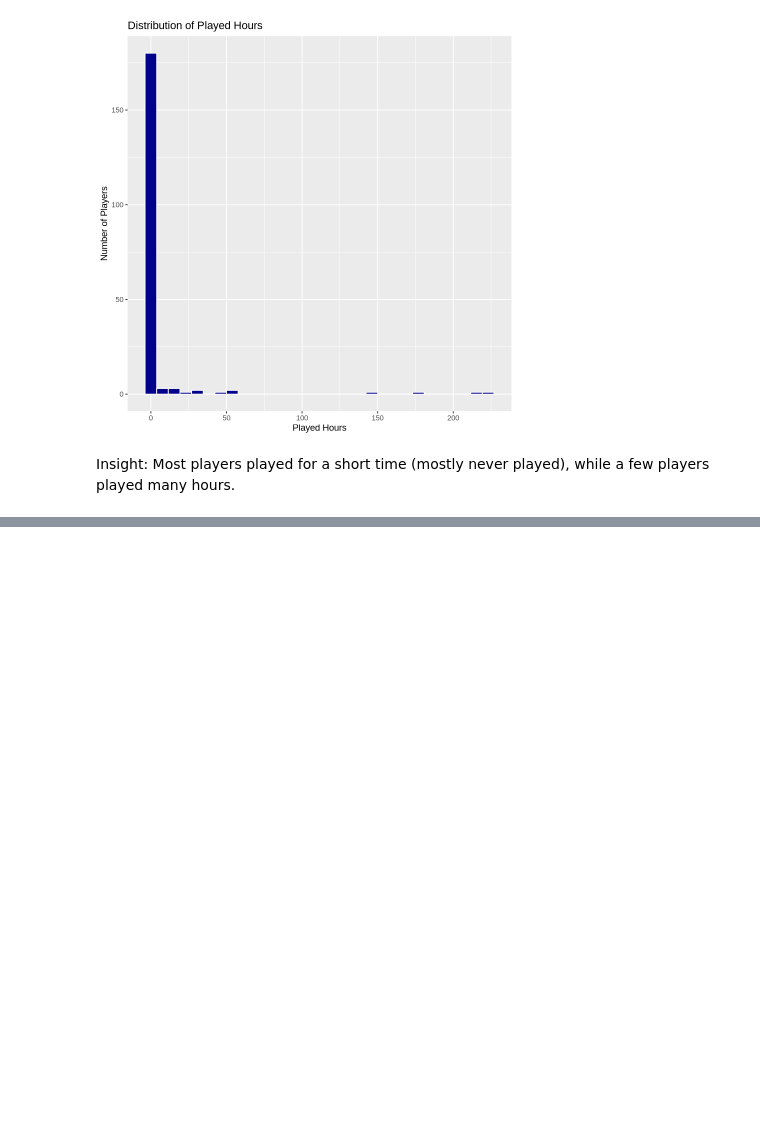
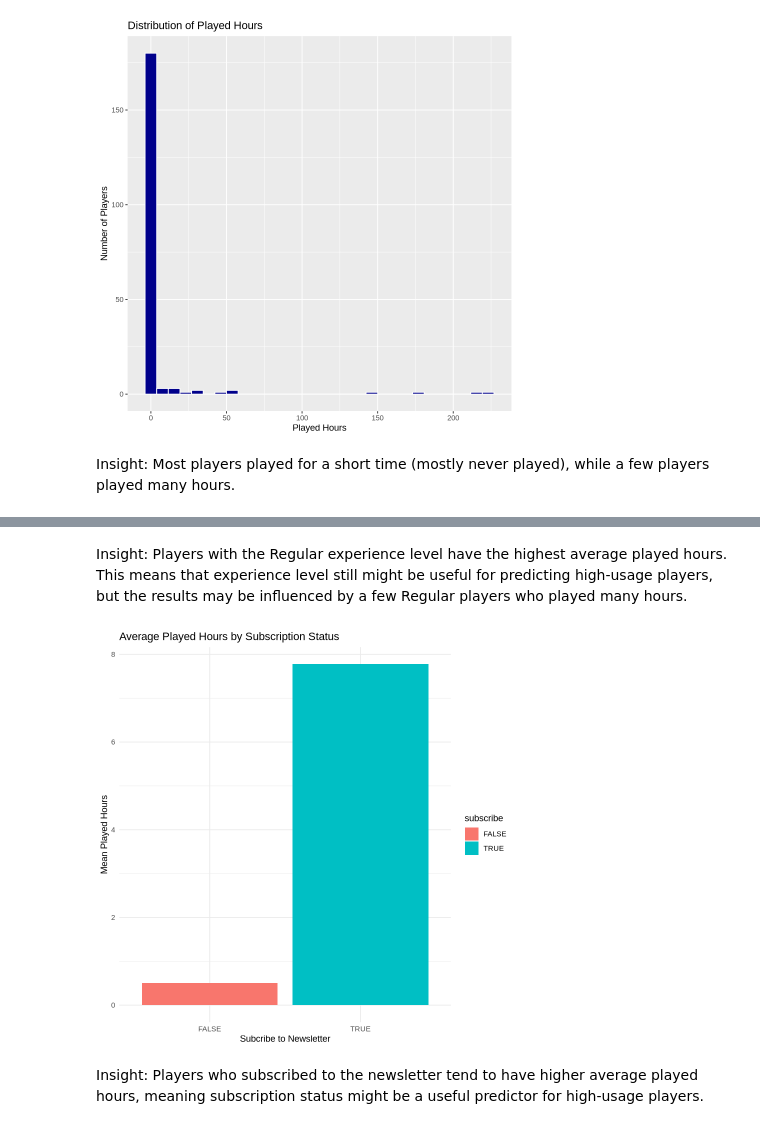
Before and after one commit to kyincrl/dsci100_individual_project, a Jupyter notebook: individualreport.ipynb, the cells around one changed output, grey strips where cells are left out. Drawn from its saved outputs; the diff is of its cells as text; code cells hidden in the pictures; blank space fills up the shorter version.

```diff
--- a/individualreport.ipynb
+++ b/individualreport.ipynb
@@ -220 +243,17 @@ Insight: Most players played for a short time (mostly never played), while a few
+# %% [markdown]
+Insight: Players with the Regular experience level have the highest average played hours. This means that experience level still might be useful for predicting high-usage players, but the results may be influenced by a few Regular players who played many hours.
+# %%
+played_hours_by_subscription_status <- players |>
+group_by(subscribe) |>
+summarise(mean_hours = mean(played_hours, na.rm = TRUE)) |>
+ggplot(aes(x = subscribe, y = mean_hours, fill = subscribe)) +
+geom_bar(stat = "identity") +
+labs(x = "Subcribe to Newsletter", y = "Mean Played Hours",
+     title = "Average Played Hours by Subscription Status") +
+theme_minimal()
+played_hours_by_subscription_status
+# %% [output]
+[figure, added]
+# %% [markdown]
+Insight: Players who subscribed to the newsletter tend to have higher average played hours, meaning subscription status might be a useful predictor for high-usage players.
 # %% [markdown]
```
Also changed, not shown: parts of 3 cells of this notebook.
